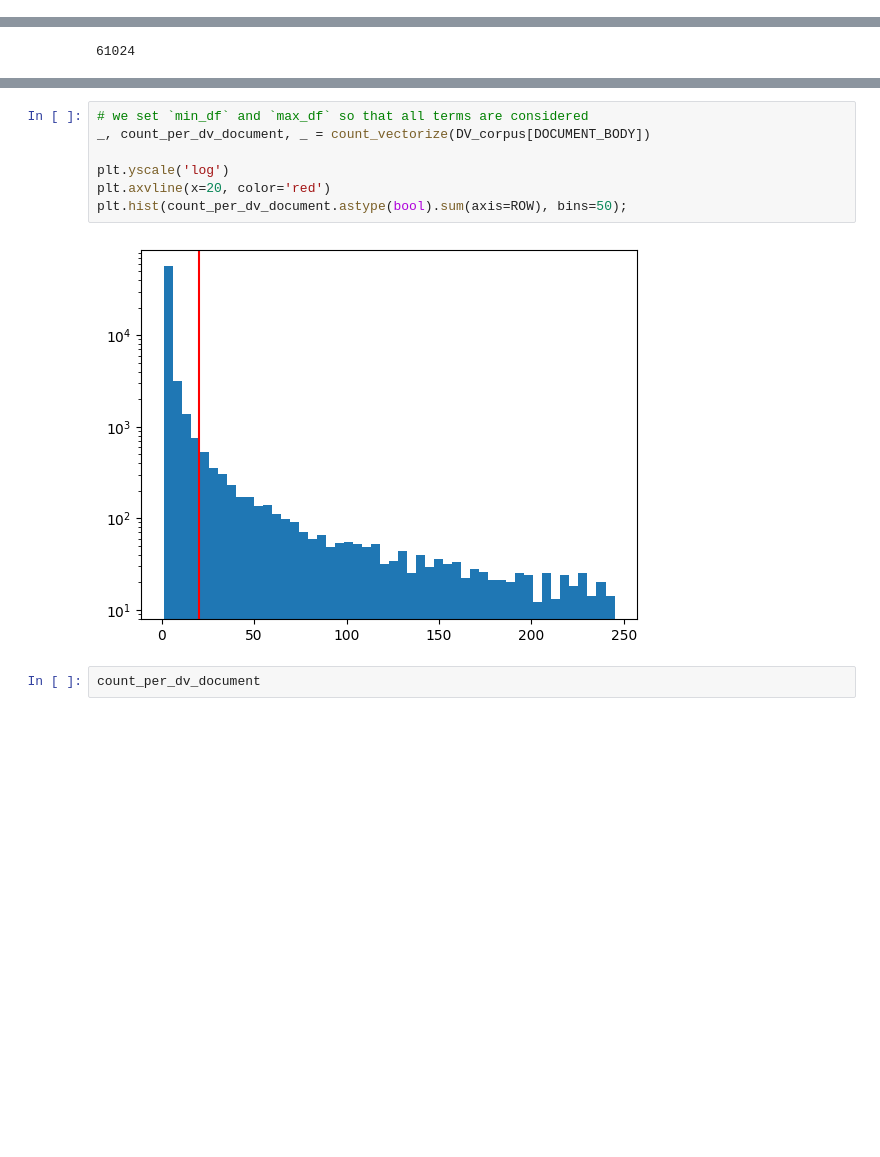
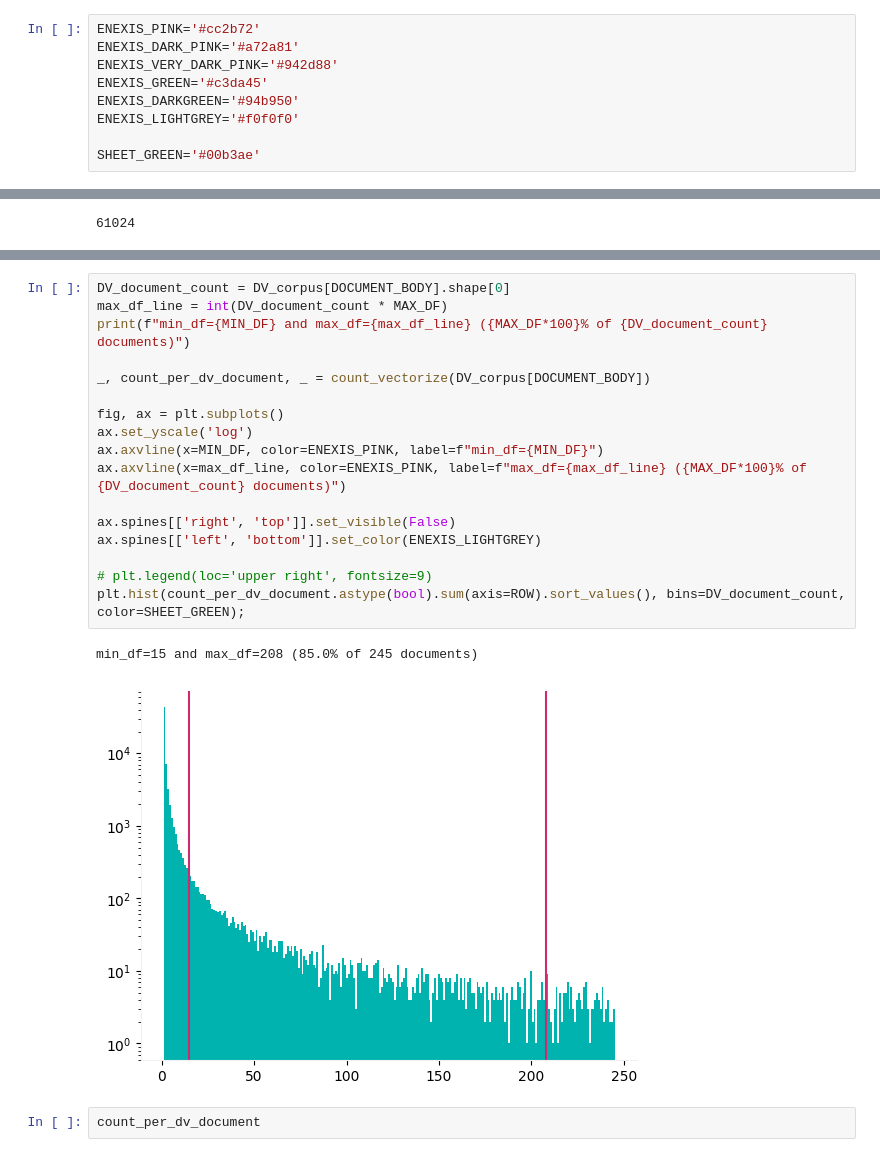
Before and after one commit to kjkoster/execute-enexis, a Jupyter notebook: notebooks/01 enexis governance -- TF-IDF.ipynb, the cells around one changed output, grey strips where cells are left out. Drawn from its saved outputs; the diff is of its cells as text; blank space fills up the shorter version.

```diff
--- a/notebooks/01 enexis governance -- TF-IDF.ipynb
+++ b/notebooks/01 enexis governance -- TF-IDF.ipynb
@@ -118,3 +120,12 @@ DV_corpus
+# %%
+ENEXIS_PINK='#cc2b72'
+ENEXIS_DARK_PINK='#a72a81'
+ENEXIS_VERY_DARK_PINK='#942d88'
+ENEXIS_GREEN='#c3da45'
+ENEXIS_DARKGREEN='#94b950'
+ENEXIS_LIGHTGREY='#f0f0f0'
+
+SHEET_GREEN='#00b3ae'
 # %% [markdown]
 ---
 ## Document Frequency Tuning
@@ -221,12 +227,23 @@ count vectorizer; max op 1; sum of 1's per column/term
 # %%
-# we set `min_df` and `max_df` so that all terms are considered
+DV_document_count = DV_corpus[DOCUMENT_BODY].shape[0]
+max_df_line = int(DV_document_count * MAX_DF)
+print(f"min_df={MIN_DF} and max_df={max_df_line} ({MAX_DF*100}% of {DV_document_count} documents)")
+
 _, count_per_dv_document, _ = count_vectorize(DV_corpus[DOCUMENT_BODY])
 
-plt.yscale('log')
-plt.axvline(x=20, color='red')
-plt.hist(count_per_dv_document.astype(bool).sum(axis=ROW), bins=50);
+fig, ax = plt.subplots()
+ax.set_yscale('log')
+ax.axvline(x=MIN_DF, color=ENEXIS_PINK, label=f"min_df={MIN_DF}")
+ax.axvline(x=max_df_line, color=ENEXIS_PINK, label=f"max_df={max_df_line} ({MAX_DF*100}% of {DV_document_count} documents)")
+
+ax.spines[['right', 'top']].set_visible(False)
+ax.spines[['left', 'bottom']].set_color(ENEXIS_LIGHTGREY)
+
+# plt.legend(loc='upper right', fontsize=9)
+plt.hist(count_per_dv_document.astype(bool).sum(axis=ROW).sort_values(), bins=DV_document_count, color=SHEET_GREEN);
 # %% [output]
+min_df=15 and max_df=208 (85.0% of 245 documents)
-[figure, old version]
+[figure, new version]
 # %%
 count_per_dv_document
 # %% [output]
```
Also changed, not shown: parts of 6 cells of this notebook, 1 other file.
